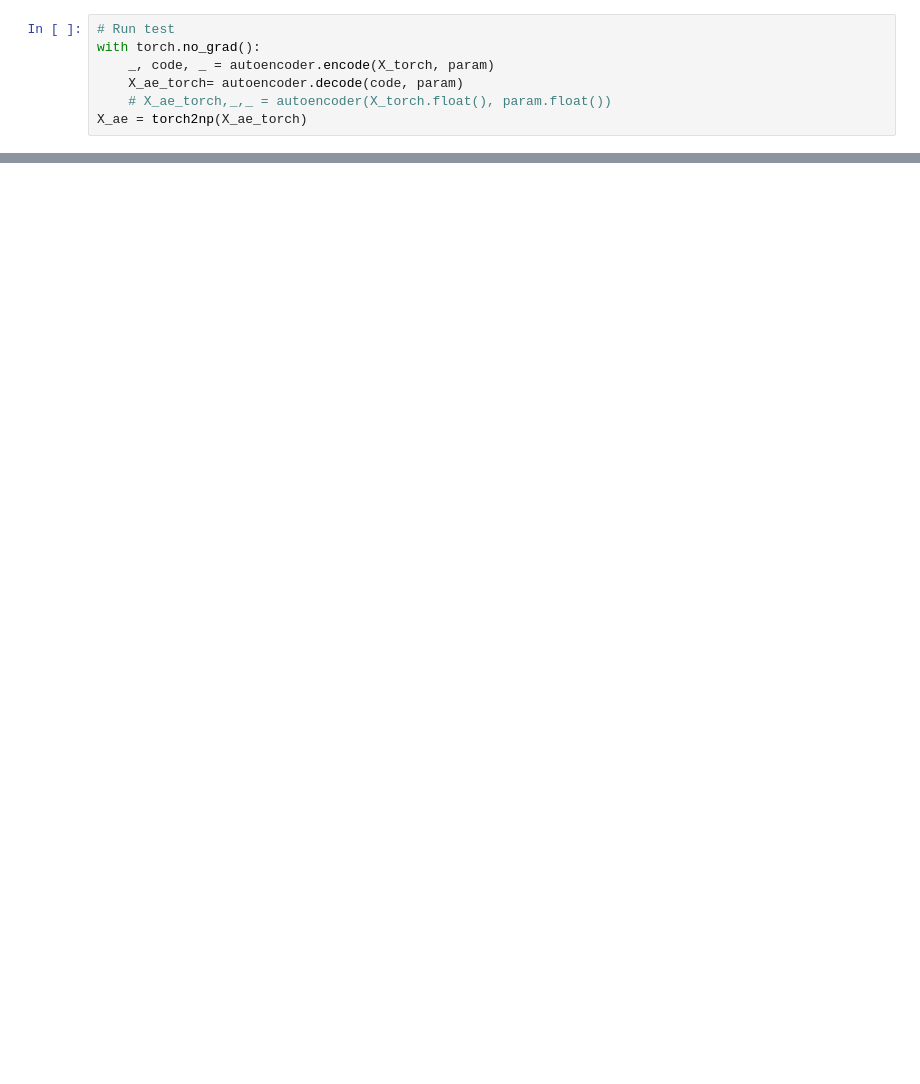
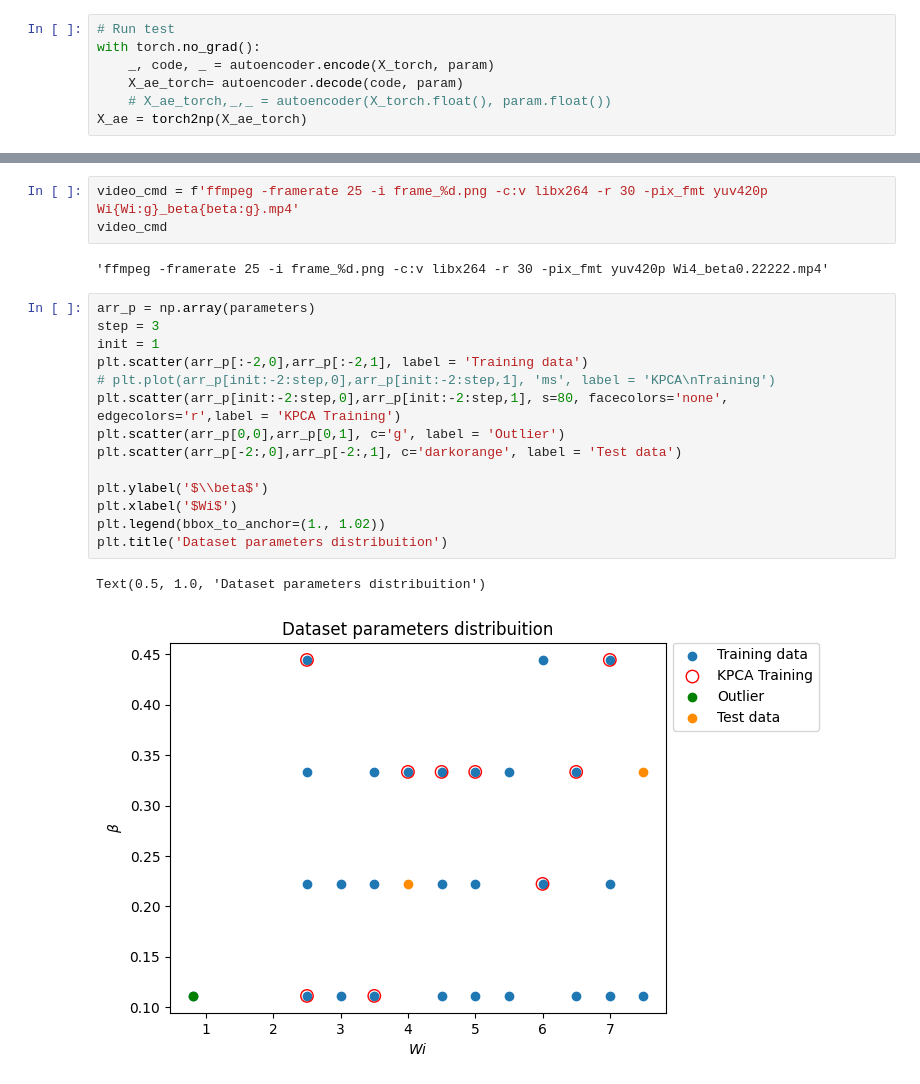
Before and after one commit to fabioamaral08/reduction-methods, a Jupyter notebook: Test_Results_Cross_Param.ipynb, the cells around one changed output, grey strips where cells are left out. Cells and saved outputs as stored; diff of their text form; blank space fills up the shorter version.

```diff
--- a/Test_Results_Cross_Param.ipynb
+++ b/Test_Results_Cross_Param.ipynb
@@ -310,2 +347,24 @@ for t in range(X.shape[1]):
     f.savefig(f'{save_dir}/frame_{t}.png')
     plt.close()
+# %%
+video_cmd = f'ffmpeg -framerate 25 -i frame_%d.png -c:v libx264 -r 30 -pix_fmt yuv420p Wi{Wi:g}_beta{beta:g}.mp4'
+video_cmd
+# %% [output]
+'ffmpeg -framerate 25 -i frame_%d.png -c:v libx264 -r 30 -pix_fmt yuv420p Wi4_beta0.22222.mp4'
+# %%
+arr_p = np.array(parameters)
+step = 3
+init = 1
+plt.scatter(arr_p[:-2,0],arr_p[:-2,1], label = 'Training data')
+# plt.plot(arr_p[init:-2:step,0],arr_p[init:-2:step,1], 'ms', label = 'KPCA\nTraining')
+plt.scatter(arr_p[init:-2:step,0],arr_p[init:-2:step,1], s=80, facecolors='none', edgecolors='r',label = 'KPCA Training')
+plt.scatter(arr_p[0,0],arr_p[0,1], c='g', label = 'Outlier')
+plt.scatter(arr_p[-2:,0],arr_p[-2:,1], c='darkorange', label = 'Test data')
+
+plt.ylabel('$\\beta$')
+plt.xlabel('$Wi$')
+plt.legend(bbox_to_anchor=(1., 1.02))
+plt.title('Dataset parameters distribuition')
+# %% [output]
+Text(0.5, 1.0, 'Dataset parameters distribuition')
+[figure, added]
```
Also changed, not shown: parts of 26 cells of this notebook.
